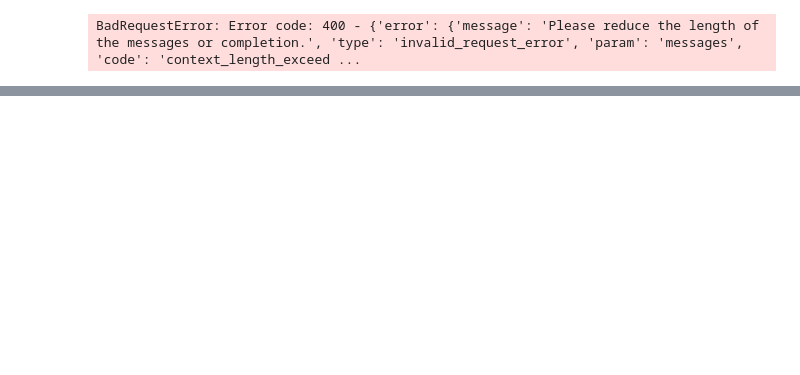
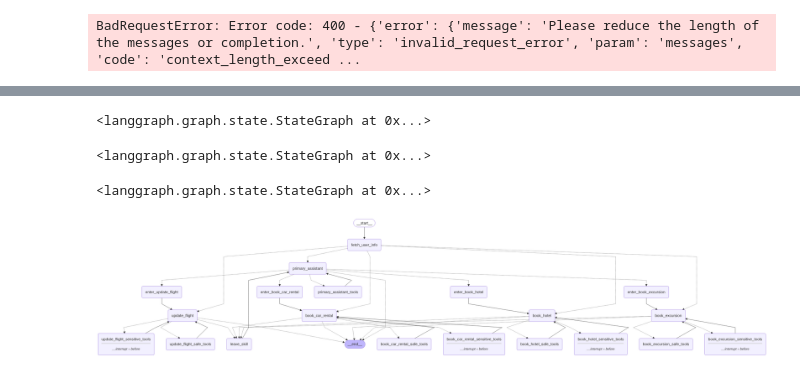
Before and after one commit to SAMANTA1401/automate_data_eda, a Jupyter notebook: notebook3/customer_support.ipynb, the cells around one changed output, grey strips where cells are left out. Saved outputs shown, nothing was run; the diff lists cells and outputs as text; code cells hidden in the pictures; blank space fills up the shorter version.

```diff
--- a/notebook3/customer_support.ipynb
+++ b/notebook3/customer_support.ipynb
@@ -1921,0 +2591,3 @@ BadRequestError: Error code: 400 - {'error': {'message': 'Please reduce the leng
+# %%
+builder.add_node("leave_skill", pop_dialog_state)
+builder.add_edge("leave_skill", "primary_assistant")
@@ -1921,0 +2720,10 @@ BadRequestError: Error code: 400 - {'error': {'message': 'Please reduce the leng
+# %%
+builder.add_edge("book_excursion_sensitive_tools", "book_excursion")
+builder.add_edge("book_excursion_safe_tools", "book_excursion")
+builder.add_conditional_edges(
+    "book_excursion",
+    route_book_excursion,
+    ["book_excursion_safe_tools", "book_excursion_sensitive_tools", "leave_skill", END],
+)
+# %% [output]
+<langgraph.graph.state.StateGraph at 0x...>
@@ -1921,0 +2756,63 @@ BadRequestError: Error code: 400 - {'error': {'message': 'Please reduce the leng
+# %%
+# The assistant can route to one of the delegated assistants,
+# directly use a tool, or directly respond to the user
+builder.add_conditional_edges(
+    "primary_assistant",
+    route_primary_assistant,
+    [
+        "enter_update_flight",
+        "enter_book_car_rental",
+        "enter_book_hotel",
+        "enter_book_excursion",
+        "primary_assistant_tools",
+        END,
+    ],
+)
+builder.add_edge("primary_assistant_tools", "primary_assistant")
+# %% [output]
+<langgraph.graph.state.StateGraph at 0x...>
+# %%
+# Each delegated workflow can directly respond to the user
+# When the user responds, we want to return to the currently active workflow
+def route_to_workflow(
+    state: State,
+) -> Literal[
+    "primary_assistant",
+    "update_flight",
+    "book_car_rental",
+    "book_hotel",
+    "book_excursion",
+]:
+    """If we are in a delegated state, route directly to the appropriate assistant."""
+    dialog_state = state.get("dialog_state")
+    if not dialog_state:
+        return "primary_assistant"
+    return dialog_state[-1]
+
+
+builder.add_conditional_edges("fetch_user_info", route_to_workflow)
+# %% [output]
+<langgraph.graph.state.StateGraph at 0x...>
+# %%
+# Compile graph
+memory = InMemorySaver()
+part_4_graph = builder.compile(
+    checkpointer=memory,
+    # Let the user approve or deny the use of sensitive tools
+    interrupt_before=[
+        "update_flight_sensitive_tools",
+        "book_car_rental_sensitive_tools",
+        "book_hotel_sensitive_tools",
+        "book_excursion_sensitive_tools",
+    ],
+)
+# %%
+from IPython.display import Image, display
+
+try:
+    display(Image(part_4_graph.get_graph(xray=True).draw_mermaid_png()))
+except Exception:
+    # This requires some extra dependencies and is optional
+    pass
+# %% [output]
+[figure, added]
```
Also changed, not shown: parts of 55 cells of this notebook, 1 other file.
